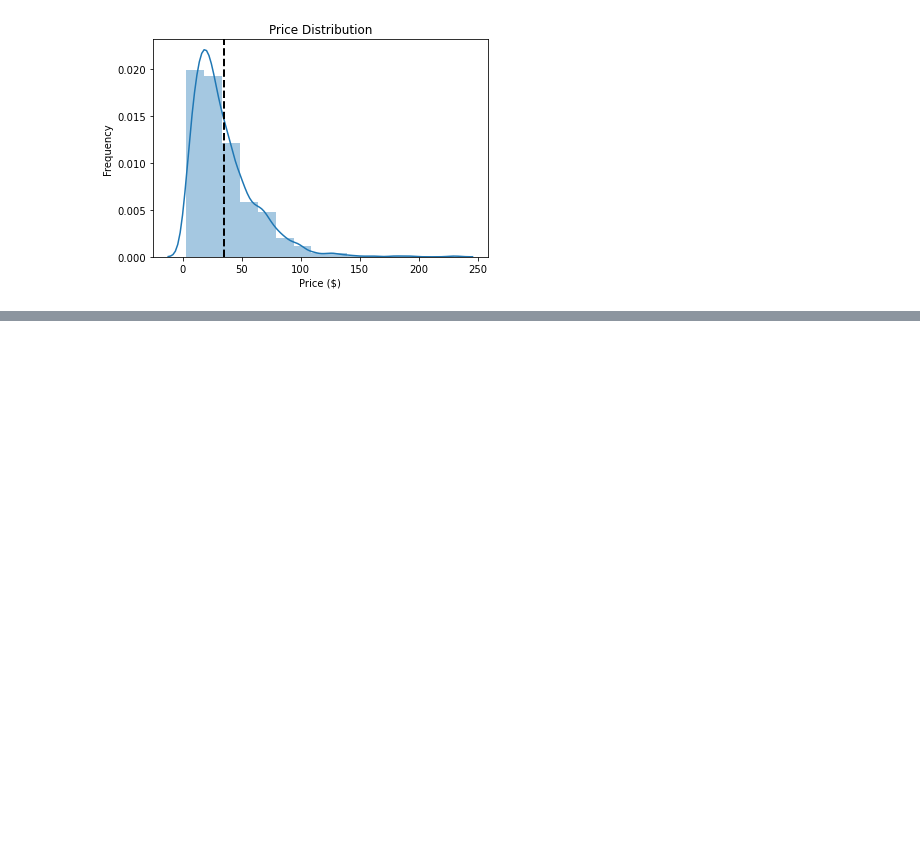
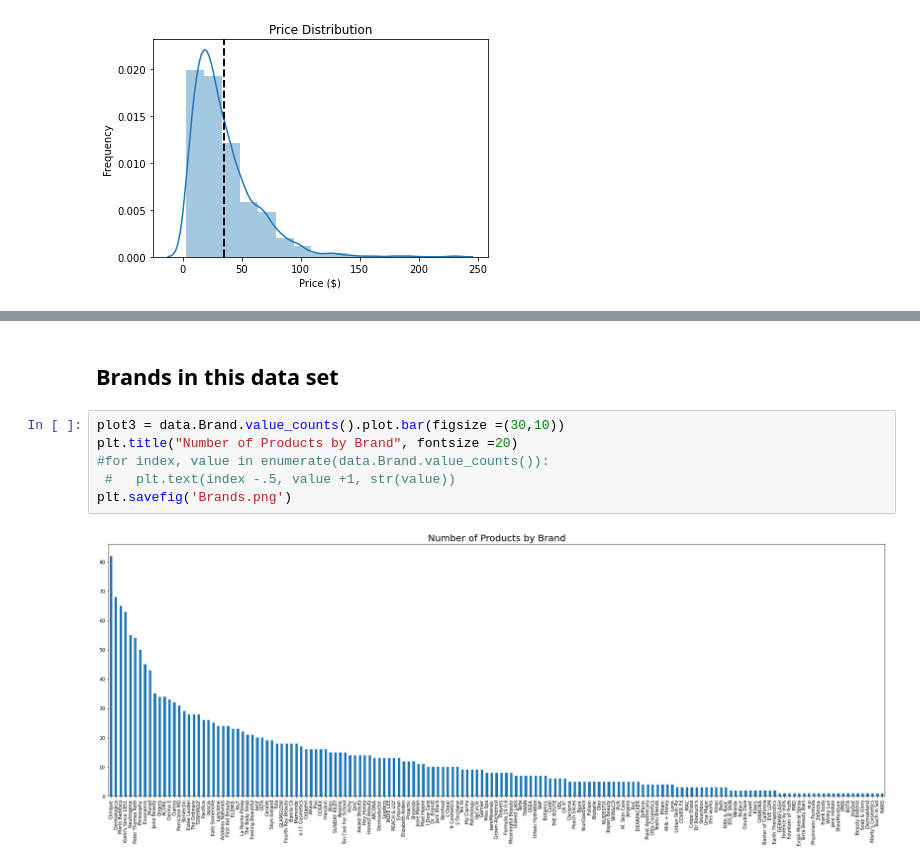
Before and after one commit to ZaneFadul/skincare_classification, a Jupyter notebook: 2.Preprocessing/Step3_Exploratory_Analysis.ipynb, the cells around one changed output, grey strips where cells are left out. Drawn from its saved outputs; the diff is of its cells as text; blank space fills up the shorter version.

```diff
--- a/2.Preprocessing/Step3_Exploratory_Analysis.ipynb
+++ b/2.Preprocessing/Step3_Exploratory_Analysis.ipynb
@@ -23,0 +71,10 @@ plt.savefig('Price_distribution.png')
+# %% [markdown]
+## Brands in this data set
+# %%
+plot3 = data.Brand.value_counts().plot.bar(figsize =(30,10))
+plt.title("Number of Products by Brand", fontsize =20)
+#for index, value in enumerate(data.Brand.value_counts()):
+ #   plt.text(index -.5, value +1, str(value))
+plt.savefig('Brands.png')
+# %% [output]
+[figure, added]
```
Also changed, not shown: parts of 8 cells of this notebook, 11 other files.
